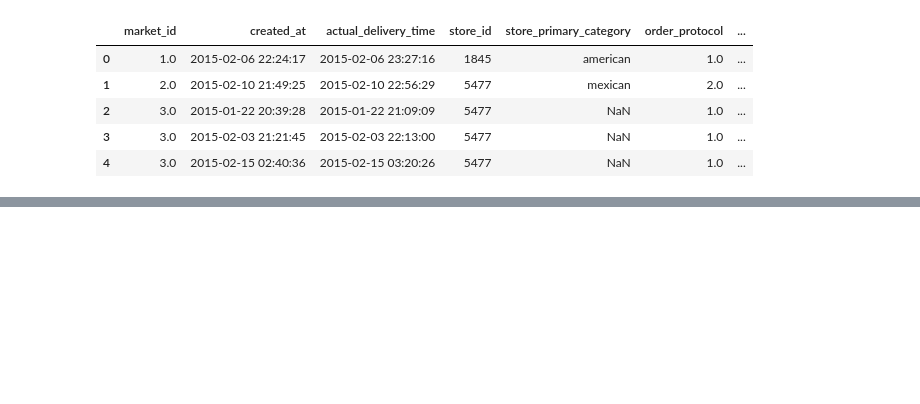
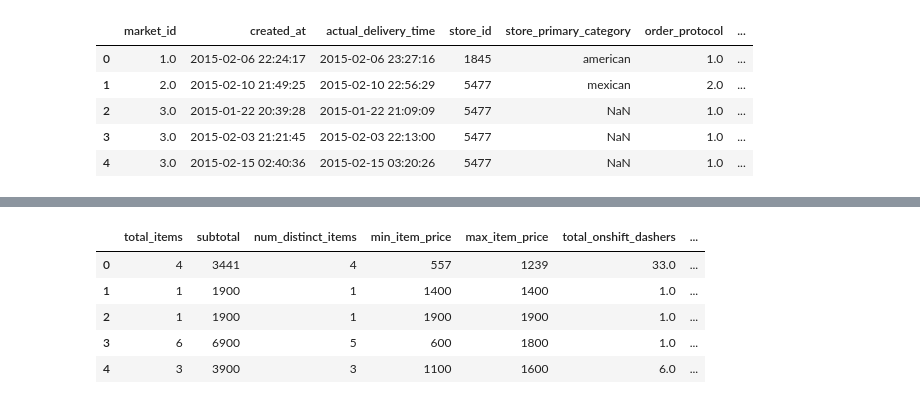
Before and after one commit to shailesh097/delivery_duration_prediction, a Jupyter notebook: delivery_duration.ipynb, the cells around one changed output, grey strips where cells are left out. Drawn from its saved outputs; the diff is of its cells as text; code cells hidden in the pictures; blank space fills up the shorter version.

```diff
--- a/delivery_duration.ipynb
+++ b/delivery_duration.ipynb
@@ -128,0 +190,11 @@ df.head()
+# %%
+# create a training dataframe by dropping unnessary columns
+train_df = df.drop(columns= ['created_at', 'market_id', 'store_id', 'store_primary_category', 'actual_delivery_time', 'nan_free_store_primary_category', 'order_protocol'])
+train_df.head()
+# %% [output]
+|  | total_items | subtotal | num_distinct_items | min_item_price | max_item_price | total_onshift_dashers | ... |
+| 0 | 4 | 3441 | 4 | 557 | 1239 | 33.0 | ... |
+| 1 | 1 | 1900 | 1 | 1400 | 1400 | 1.0 | ... |
+| 2 | 1 | 1900 | 1 | 1900 | 1900 | 1.0 | ... |
+| 3 | 6 | 6900 | 5 | 600 | 1800 | 1.0 | ... |
+| 4 | 3 | 3900 | 3 | 1100 | 1600 | 6.0 | ... |
```
Also changed, not shown: parts of 14 cells of this notebook, 1 other file.
